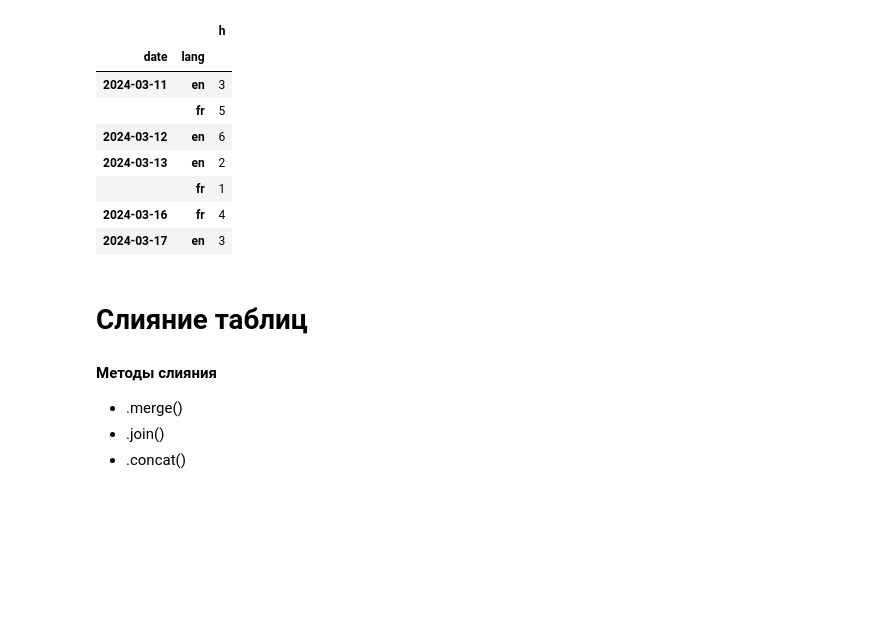
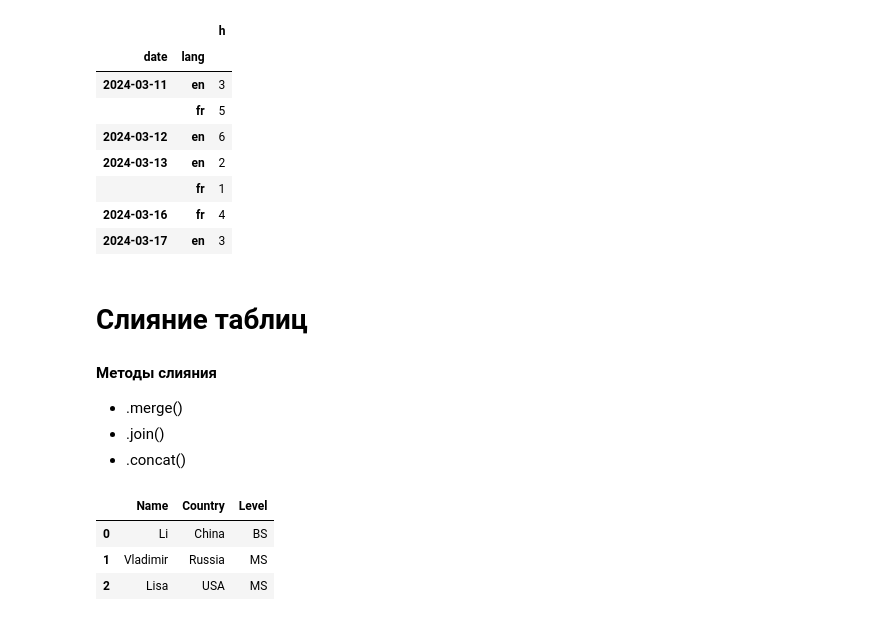
Before and after one commit to ArmanVasilovich/python_spbu, a Jupyter notebook: October-28/October-28-Pandas.ipynb, the cells around one changed output. Saved outputs shown, nothing was run; the diff lists cells and outputs as text; code cells hidden in the pictures; blank space fills up the shorter version.

Commit message:
Convert d1 to DataFrame

```diff
--- a/October-28/October-28-Pandas.ipynb
+++ b/October-28/October-28-Pandas.ipynb
@@ -735,3 +735,12 @@ df.sort_index()
 d1 = {'Name': ['Li', 'Vladimir', 'Lisa'],
       'Country': ['China', 'Russia', 'USA'],
       'Level': ['BS', 'MS', 'MS']}
+# %%
+d1 = pd.DataFrame(d1)
+# %%
+d1
+# %% [output]
+|  | Name | Country | Level |
+| 0 | Li | China | BS |
+| 1 | Vladimir | Russia | MS |
+| 2 | Lisa | USA | MS |
```
